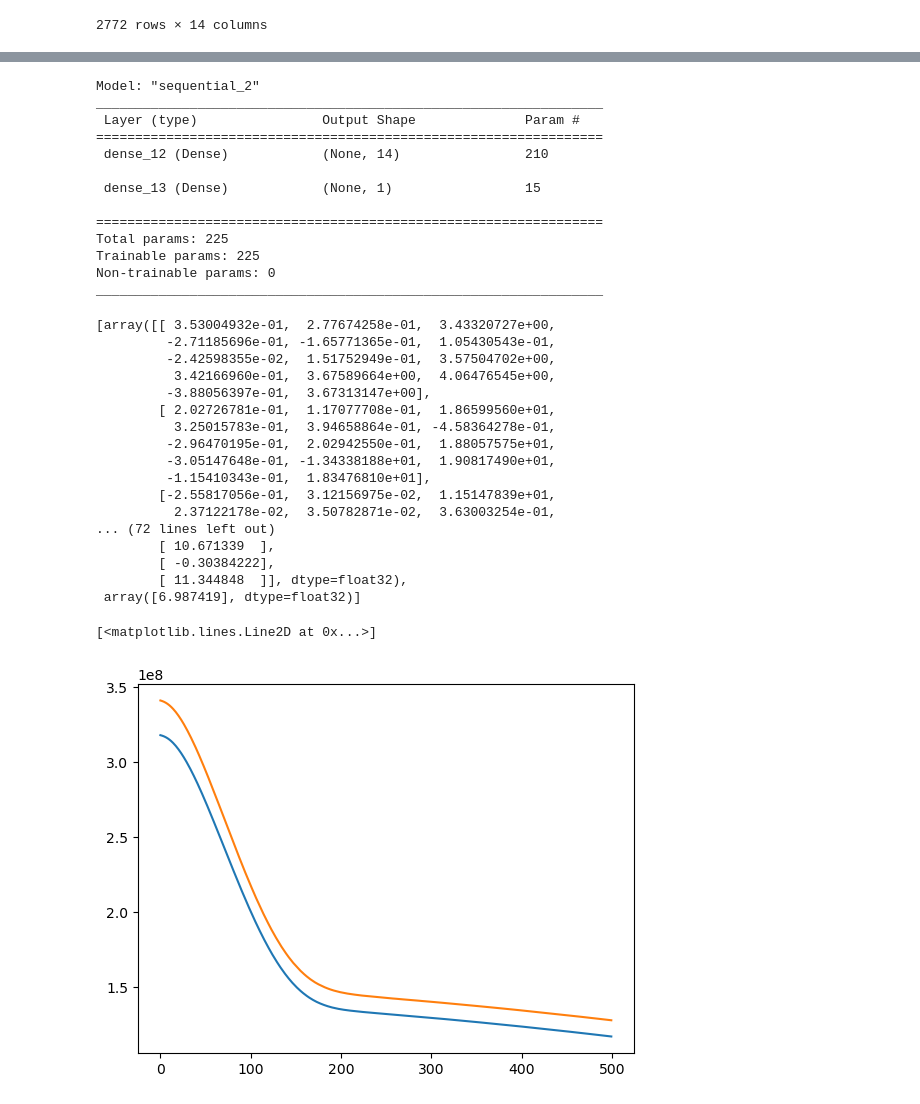
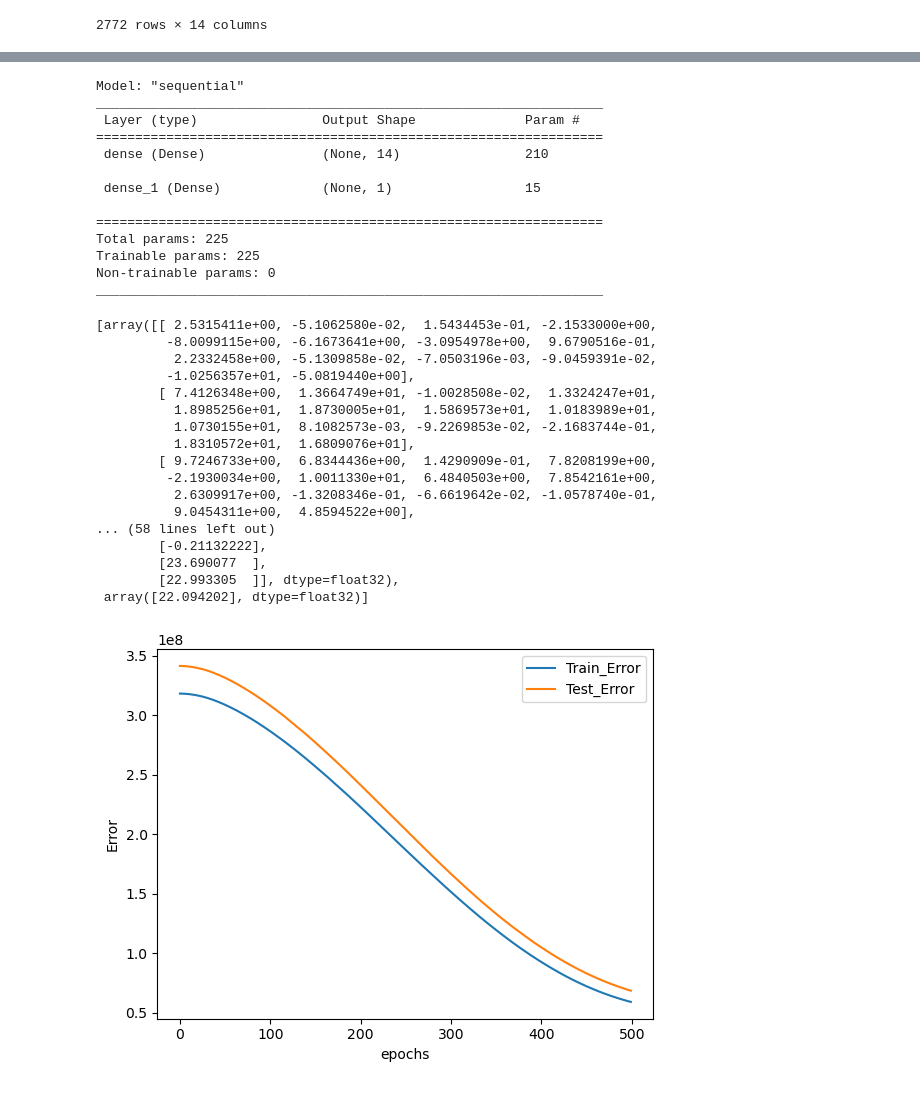
Before and after one commit to Nihar4980/AIML_CLASS, a Jupyter notebook: ANNRegression.ipynb, the cells around one changed output, grey strips where cells are left out. Cells and saved outputs as stored; diff of their text form; code cells hidden in the pictures.

```diff
--- a/ANNRegression.ipynb
+++ b/ANNRegression.ipynb
@@ -256,3 +262,8 @@ X
 | 2770 | 0 | 0 | 0 | 1 | 0 | 1 | 18.715 | 0 | 1 | ... |
 | 2771 | 0 | 1 | 0 | 0 | 0 | 1 | 31.600 | 0 | 1 | ... |
 2772 rows × 14 columns
+# %%
+col = X.columns
+# %%
+X = StandardScaler().fit_transform(X)
+X
@@ -258,0 +284,3 @@ X
+# %%
+X = pd.DataFrame(X,columns=col)
+X
@@ -286,13 +328,13 @@ Epoch 500/500
 # %%
 model1.summary()
 # %% [output]
-Model: "sequential_2"
+Model: "sequential"
 _________________________________________________________________
  Layer (type)                Output Shape              Param #
 =================================================================
- dense_12 (Dense)            (None, 14)                210
+ dense (Dense)               (None, 14)                210
 
- dense_13 (Dense)            (None, 1)                 15
+ dense_1 (Dense)             (None, 1)                 15
 
 =================================================================
 Total params: 225
@@ -302,29 +344,32 @@ _________________________________________________________________
 # %%
 model1.get_weights()
 # %% [output]
-[array([[ 3.53004932e-01,  2.77674258e-01,  3.43320727e+00,
-         -2.71185696e-01, -1.65771365e-01,  1.05430543e-01,
-         -2.42598355e-02,  1.51752949e-01,  3.57504702e+00,
-          3.42166960e-01,  3.67589664e+00,  4.06476545e+00,
-         -3.88056397e-01,  3.67313147e+00],
-        [ 2.02726781e-01,  1.17077708e-01,  1.86599560e+01,
-          3.25015783e-01,  3.94658864e-01, -4.58364278e-01,
-         -2.96470195e-01,  2.02942550e-01,  1.88057575e+01,
-         -3.05147648e-01, -1.34338188e+01,  1.90817490e+01,
-         -1.15410343e-01,  1.83476810e+01],
-        [-2.55817056e-01,  3.12156975e-02,  1.15147839e+01,
-          2.37122178e-02,  3.50782871e-02,  3.63003254e-01,
-... (72 lines left out)
-        [ 10.671339  ],
-        [ -0.30384222],
-        [ 11.344848  ]], dtype=float32),
- array([6.987419], dtype=float32)]
+[array([[ 2.5315411e+00, -5.1062580e-02,  1.5434453e-01, -2.1533000e+00,
+         -8.0099115e+00, -6.1673641e+00, -3.0954978e+00,  9.6790516e-01,
+          2.2332458e+00, -5.1309858e-02, -7.0503196e-03, -9.0459391e-02,
+         -1.0256357e+01, -5.0819440e+00],
+        [ 7.4126348e+00,  1.3664749e+01, -1.0028508e-02,  1.3324247e+01,
+          1.8985256e+01,  1.8730005e+01,  1.5869573e+01,  1.0183989e+01,
+          1.0730155e+01,  8.1082573e-03, -9.2269853e-02, -2.1683744e-01,
+          1.8310572e+01,  1.6809076e+01],
+        [ 9.7246733e+00,  6.8344436e+00,  1.4290909e-01,  7.8208199e+00,
+         -2.1930034e+00,  1.0011330e+01,  6.4840503e+00,  7.8542161e+00,
+          2.6309917e+00, -1.3208346e-01, -6.6619642e-02, -1.0578740e-01,
+          9.0454311e+00,  4.8594522e+00],
+... (58 lines left out)
+        [-0.21132222],
+        [23.690077  ],
+        [22.993305  ]], dtype=float32),
+ array([22.094202], dtype=float32)]
 # %%
 plt.plot(history.history['loss'])
 plt.plot(history.history['val_loss'])
+plt.xlabel('epochs')
+plt.ylabel('Error')
+plt.legend(['Train_Error','Test_Error'])
+plt.show()
 # %% [output]
-[<matplotlib.lines.Line2D at 0x...>]
-[figure, old version]
+[figure, new version]
 # %%
 y_pred = model1.predict(X_test)
 # %% [output]
```
Also changed, not shown: parts of 16 cells of this notebook, 1 other file.
